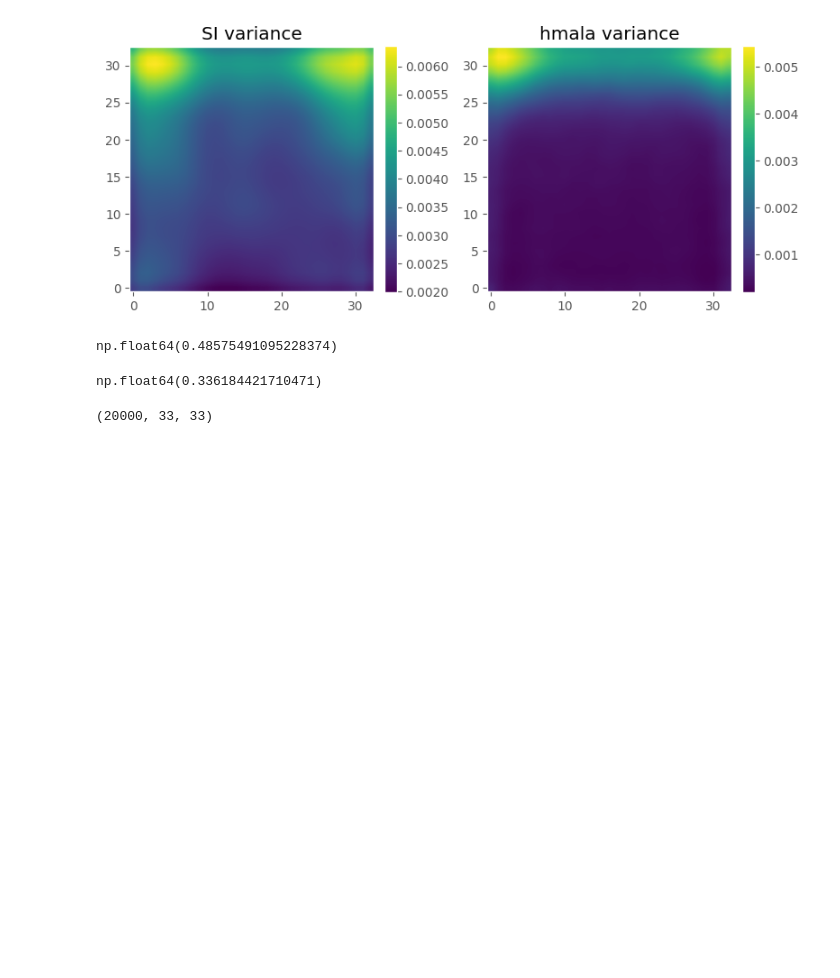
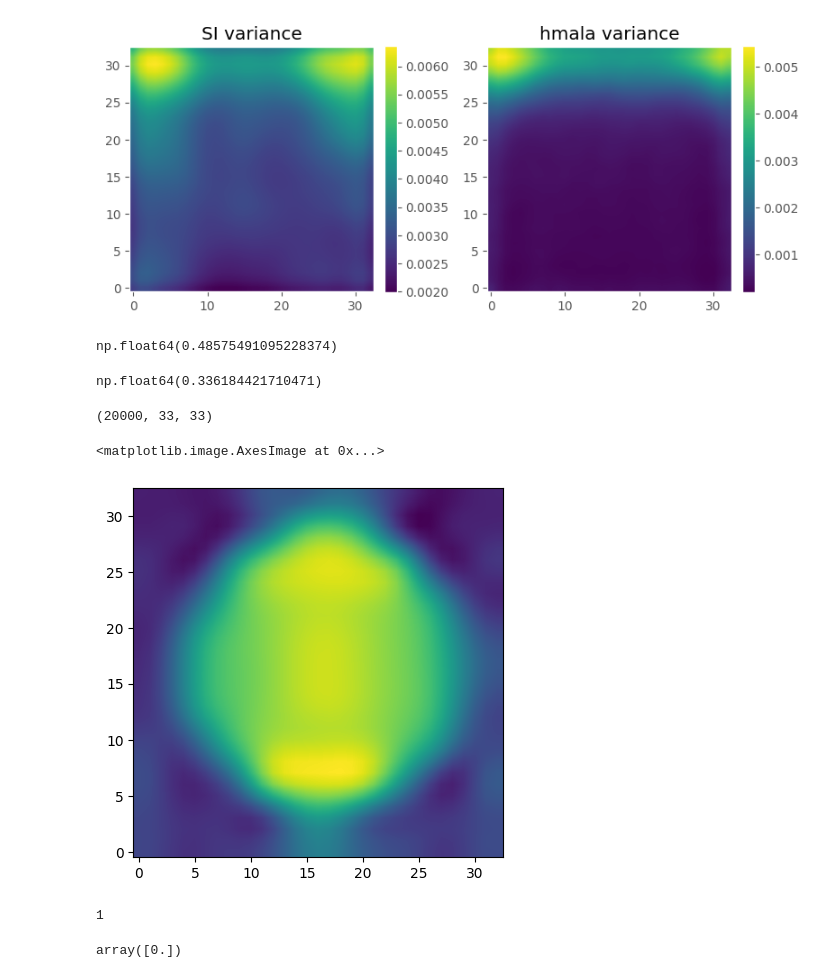
Before and after one commit to abjohnson117/TransportVsMcmcExperiments, a Jupyter notebook: poisson/sl_test.ipynb, the cells around one changed output. Saved outputs shown, nothing was run; the diff lists cells and outputs as text; code cells hidden in the pictures; blank space fills up the shorter version.

```diff
--- a/poisson/sl_test.ipynb
+++ b/poisson/sl_test.ipynb
@@ -457,3 +443,19 @@ u_samples.shape
 (20000, 33, 33)
 # %%
 np.save("sl-data/si-samps.npy", u_samples)
+# %%
+import numpy as np
+import matplotlib.pyplot as plt
+hmala_samps = np.load("sl-data/hmala_samples.npy")
+plt.imshow(np.mean(hmala_samps, 0).reshape(33, 33), origin="lower", interpolation="bilinear")
+# %% [output]
+<matplotlib.image.AxesImage at 0x...>
+[figure, added]
+# %%
+len([5])
+# %% [output]
+1
+# %%
+np.zeros(1)
+# %% [output]
+array([0.])
```
Also changed, not shown: parts of 14 cells of this notebook, 12 other files.
